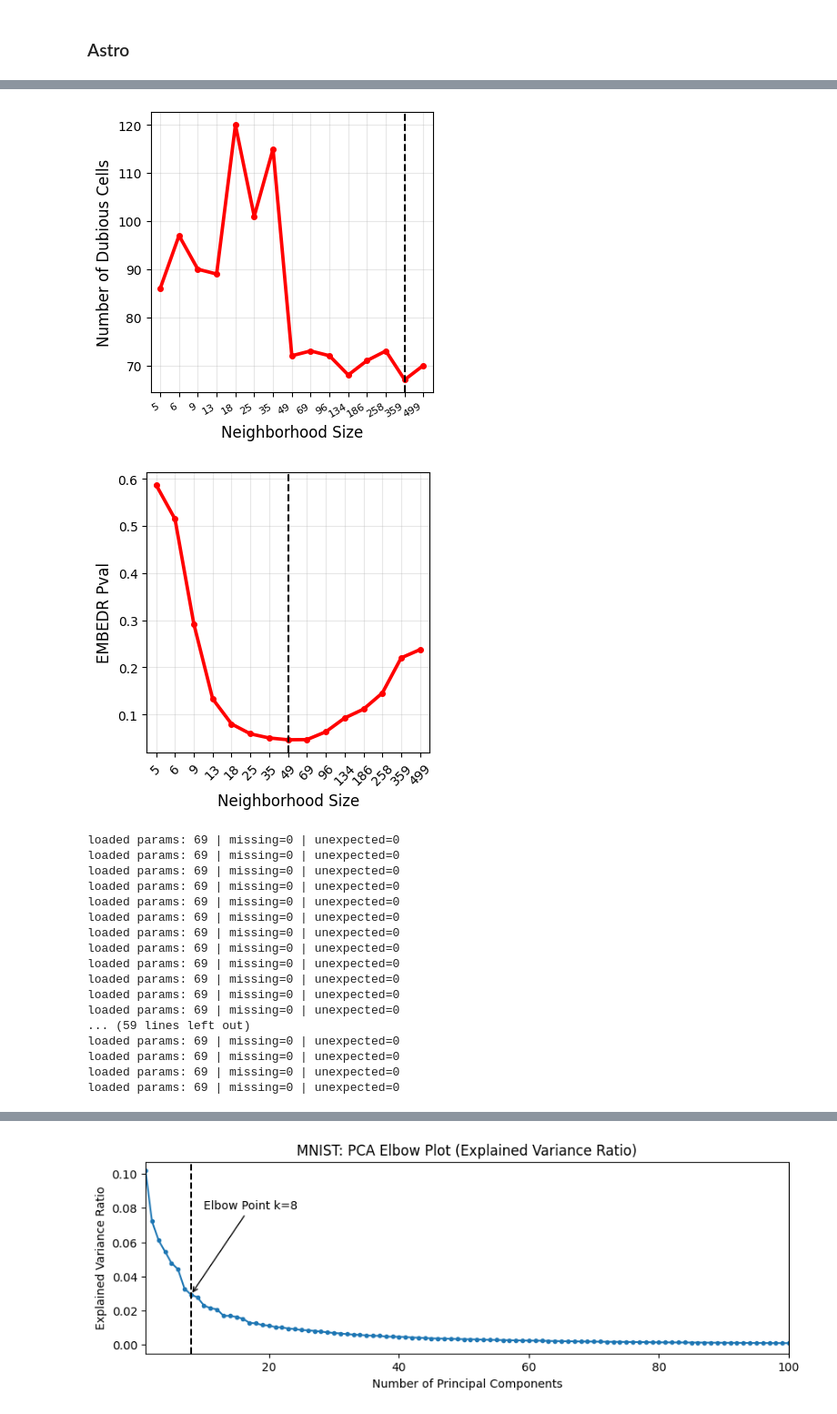
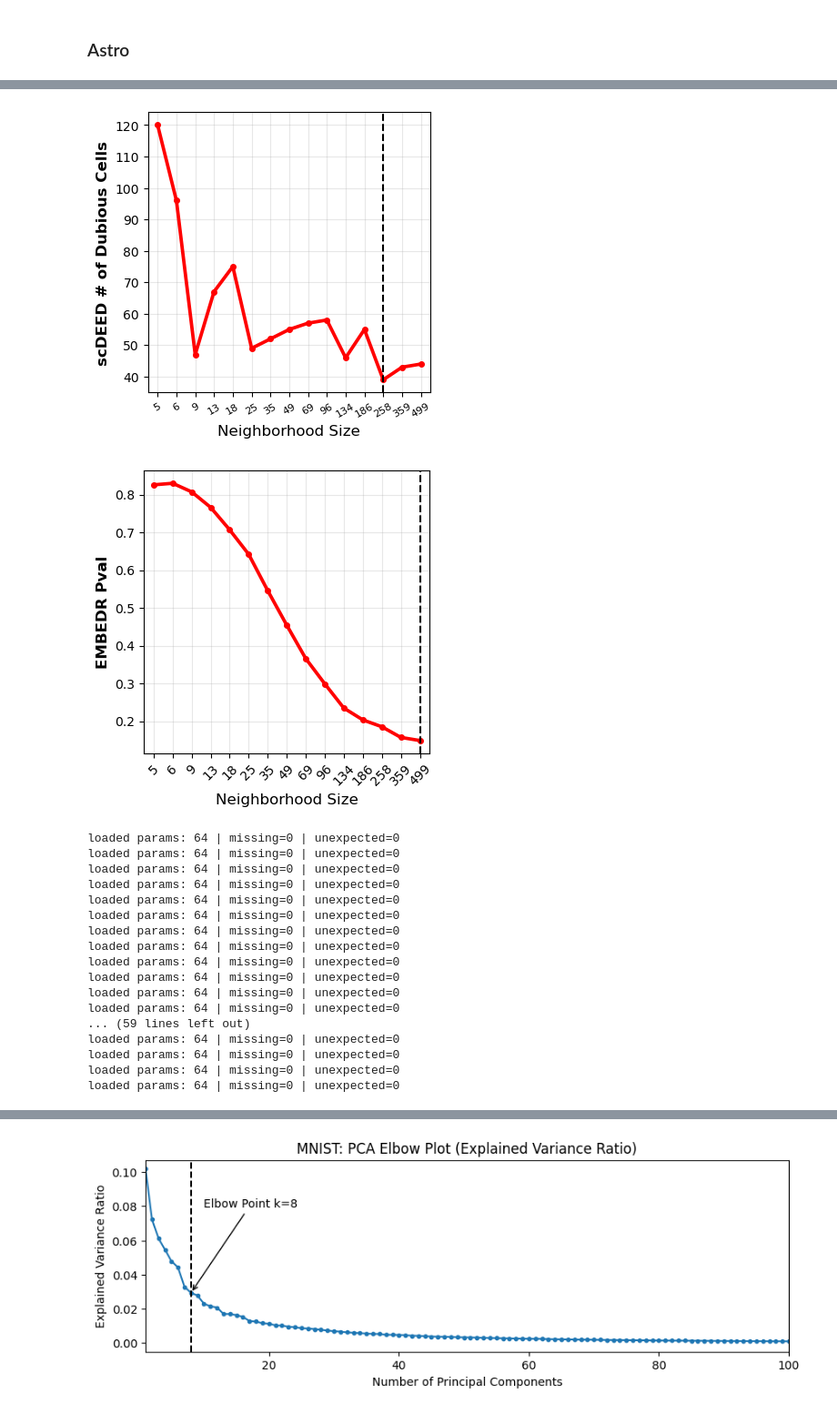
Before and after one commit to DataSlingers/MEDAL, a Jupyter notebook: notebooks/compare_teachers.ipynb, the cells around one changed output, grey strips where cells are left out. Shown at 91% size. Cells and saved outputs as stored; diff of their text form; code cells hidden in the pictures.

```diff
--- a/notebooks/compare_teachers.ipynb
+++ b/notebooks/compare_teachers.ipynb
@@ -13,5 +16,5 @@ import matplotlib.ticker as ticker
 # %%
-PATH_PREFIX = "/home/bnc2119/drd_data"
+PATH_PREFIX = "/share/ctn/users/bnc2119"
 # loading AE
 def load_trained_ae(ckpt_path, input_dim, hidden_dims, latent_dim=2, batchnorm=False):
     import sys, os
@@ -1678,20 +1614,20 @@ plt.show()
 # %%
-scdeed_analysis = pd.read_csv('/Users/irenechang/Downloads/MEDAL/comparisons/results_scdeed_umap/umap_best_astro_train_num_dubious.csv')
+scdeed_analysis = pd.read_csv(Path(PATH_PREFIX) / 'MEDAL/comparisons/results_scdeed_umap/umap_best_astro_train_num_dubious.csv')
 umap_argmin = scdeed_analysis['number_dubious_cells'].idxmin()
 argmin_position = scdeed_analysis.index.tolist().index(umap_argmin)
 fig = plt.figure(figsize=(4, 4))
 sns.pointplot(data=scdeed_analysis, x='n_neighbors', y='number_dubious_cells', color='red', markersize=3)
-plt.xticks(rotation=30, fontsize=8, ha='right')
+plt.xticks(rotation=30, fontsize=8, ha='center')
 plt.axvline(x = argmin_position, ls = '--', c ='black')
 plt.xlabel("Neighborhood Size", fontsize=12)
-plt.ylabel("Number of Dubious Cells", fontsize=12)
+plt.ylabel("scDEED # of Dubious Cells", fontsize=12, fontweight='bold')
 plt.grid(True, alpha=0.3)
 plt.show()
 # %% [output]
-[figure, old version]
+[figure, new version]
 # %%
 ## EMBEDR algorithm
-embedr_ = pd.read_csv(Path(PATH_PREFIX)/ 'comparisons/results_embedr_umap_new/astro_train/elbow_df.csv')
+embedr_ = pd.read_csv(Path(PATH_PREFIX)/ 'MEDAL/comparisons/results_embedr_umap/astro_train/elbow_df.csv')
 embedr_.sort_values(by='n_neighbors', inplace=True)
 embedr_umap_argmin = embedr_.groupby('n_neighbors')['mean_embedr_pval'].mean().idxmin()
 unique_perp = sorted(embedr_['n_neighbors'].unique())
@@ -1706,18 +1642,19 @@ plt.ylabel("EMBEDR Pval", fontsize=12)
 plt.setp(plt.gca().get_xticklabels(), rotation=45, ha='center')
 
 plt.axvline(x=pos_mean, ls='--', c='black')
-
+plt.xlabel("Neighborhood Size", fontsize=12)
+plt.ylabel("EMBEDR Pval", fontsize=12, fontweight='bold')
 plt.tight_layout()
 plt.show()
 # %% [output]
-[figure, old version]
+[figure, new version]
 # %%
 astro_spectral_res_dict = []
 X, X_test, y, y_test = load_and_split("astro", test_size=0.2, seed=0, labels=True)
 for s in range(5):
     for n in np.unique(np.logspace(np.log10(5), np.log10(500), 15).astype(int)):
-        teacher_embed = np.load(Path(PATH_PREFIX) / f"embeddings/astro_spectral_{n}_0_train.npy")
-        student = load_trained_ae(Path(PATH_PREFIX) / f"tmp_results/chkpt/astro/spectral2_{n}_{s}_ckpts/final.pt",
+        teacher_embed = np.load(Path(PATH_PREFIX) / f"drd_data/embeddings/astro_spectral_{n}_0_train.npy")
+        student = load_trained_ae(Path(PATH_PREFIX) / f"drd_data/tmp_results/chkpt/astro/medal_spectral2_{n}_{s}_ckpts/final.pt",
                 input_dim=19,
                 hidden_dims=[700]*15,
                 latent_dim=2, batchnorm=False)
@@ -1734,23 +1671,23 @@ for s in range(5):
         else:
             print(f"Skipping param {n} seed {s} due to distillation loss {train_distill}")
 # %% [output]
-loaded params: 69 | missing=0 | unexpected=0
-loaded params: 69 | missing=0 | unexpected=0
-loaded params: 69 | missing=0 | unexpected=0
-loaded params: 69 | missing=0 | unexpected=0
-loaded params: 69 | missing=0 | unexpected=0
-loaded params: 69 | missing=0 | unexpected=0
-loaded params: 69 | missing=0 | unexpected=0
-loaded params: 69 | missing=0 | unexpected=0
-loaded params: 69 | missing=0 | unexpected=0
-loaded params: 69 | missing=0 | unexpected=0
-loaded params: 69 | missing=0 | unexpected=0
-loaded params: 69 | missing=0 | unexpected=0
+loaded params: 64 | missing=0 | unexpected=0
+loaded params: 64 | missing=0 | unexpected=0
+loaded params: 64 | missing=0 | unexpected=0
+loaded params: 64 | missing=0 | unexpected=0
+loaded params: 64 | missing=0 | unexpected=0
+loaded params: 64 | missing=0 | unexpected=0
+loaded params: 64 | missing=0 | unexpected=0
+loaded params: 64 | missing=0 | unexpected=0
+loaded params: 64 | missing=0 | unexpected=0
+loaded params: 64 | missing=0 | unexpected=0
+loaded params: 64 | missing=0 | unexpected=0
+loaded params: 64 | missing=0 | unexpected=0
 ... (59 lines left out)
-loaded params: 69 | missing=0 | unexpected=0
-loaded params: 69 | missing=0 | unexpected=0
-loaded params: 69 | missing=0 | unexpected=0
-loaded params: 69 | missing=0 | unexpected=0
+loaded params: 64 | missing=0 | unexpected=0
+loaded params: 64 | missing=0 | unexpected=0
+loaded params: 64 | missing=0 | unexpected=0
+loaded params: 64 | missing=0 | unexpected=0
 # %%
 analysis = pd.DataFrame(astro_spectral_res_dict)
 analysis.sort_values(by='n_neighbors',inplace=True)
```
Also changed, not shown: parts of 27 cells of this notebook, 13 other files.
